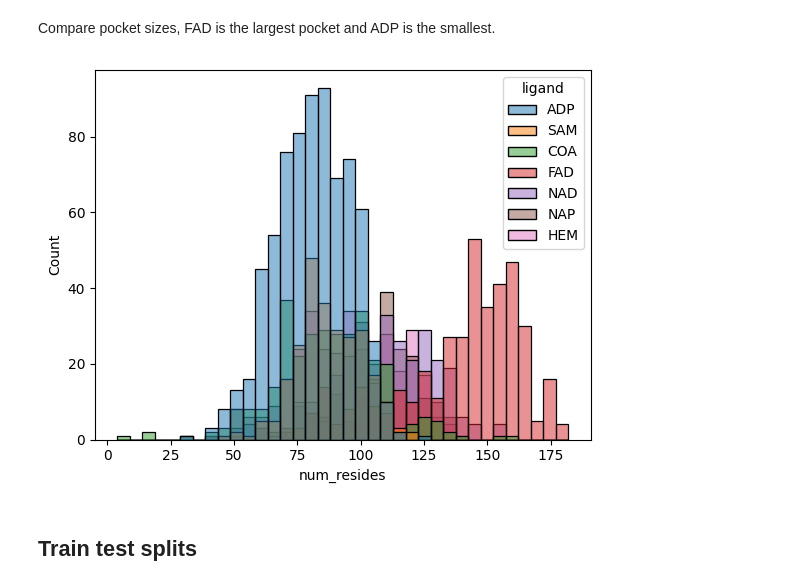
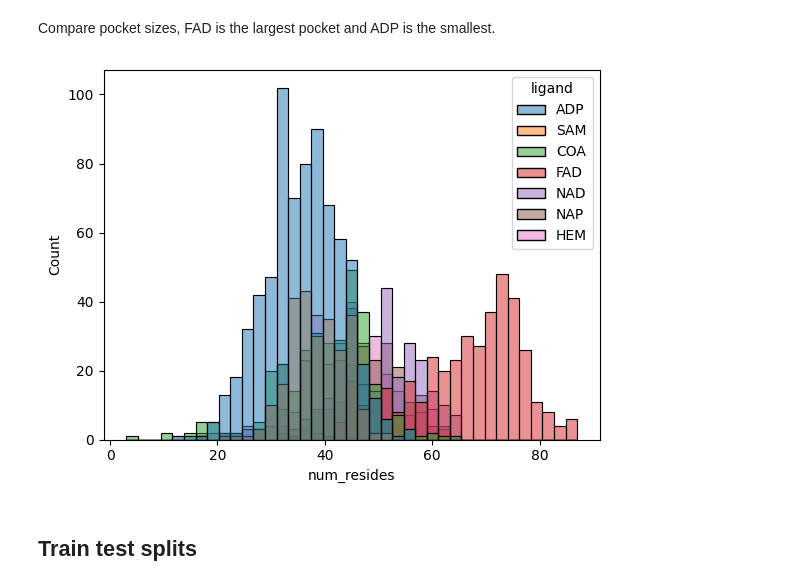
Before and after one commit to mims-harvard/ATOMICA, a Jupyter notebook: case_studies/masif_ligand_benchmark/analyse_dataset.ipynb, the cells around one changed output. Cells and saved outputs as stored; diff of their text form; code cells hidden in the pictures.

```diff
--- a/case_studies/masif_ligand_benchmark/analyse_dataset.ipynb
+++ b/case_studies/masif_ligand_benchmark/analyse_dataset.ipynb
@@ -120,19 +123,20 @@ df.to_parquet(ATOMICA_DATA_DIR + "masif_ligand_pdbs_12A_pocket_only.parquet")
 # %% [markdown]
 Compare pocket sizes, FAD is the largest pocket and ADP is the smallest.
 # %%
+df = pd.read_parquet(ATOMICA_DATA_DIR + f"masif_ligand_pdbs_8A_pocket_only.parquet")
 pocket_size = pd.DataFrame({
     'num_resides': df['B'].apply(lambda x: len(x)),
     'ligand': df['id'].str.split('_').str[-1]
 })
 pocket_size.groupby('ligand').agg(
     mean_num_resides=('num_resides', 'mean'),
     std_num_resides=('num_resides', 'std'),
 )
 
 sns.histplot(pocket_size, x='num_resides', hue='ligand')
 plt.show()
 # %% [output]
-[figure, old version]
+[figure, new version]
 # %% [markdown]
 ## Train test splits
 # %%
```
Also changed, not shown: parts of 24 cells of this notebook.
